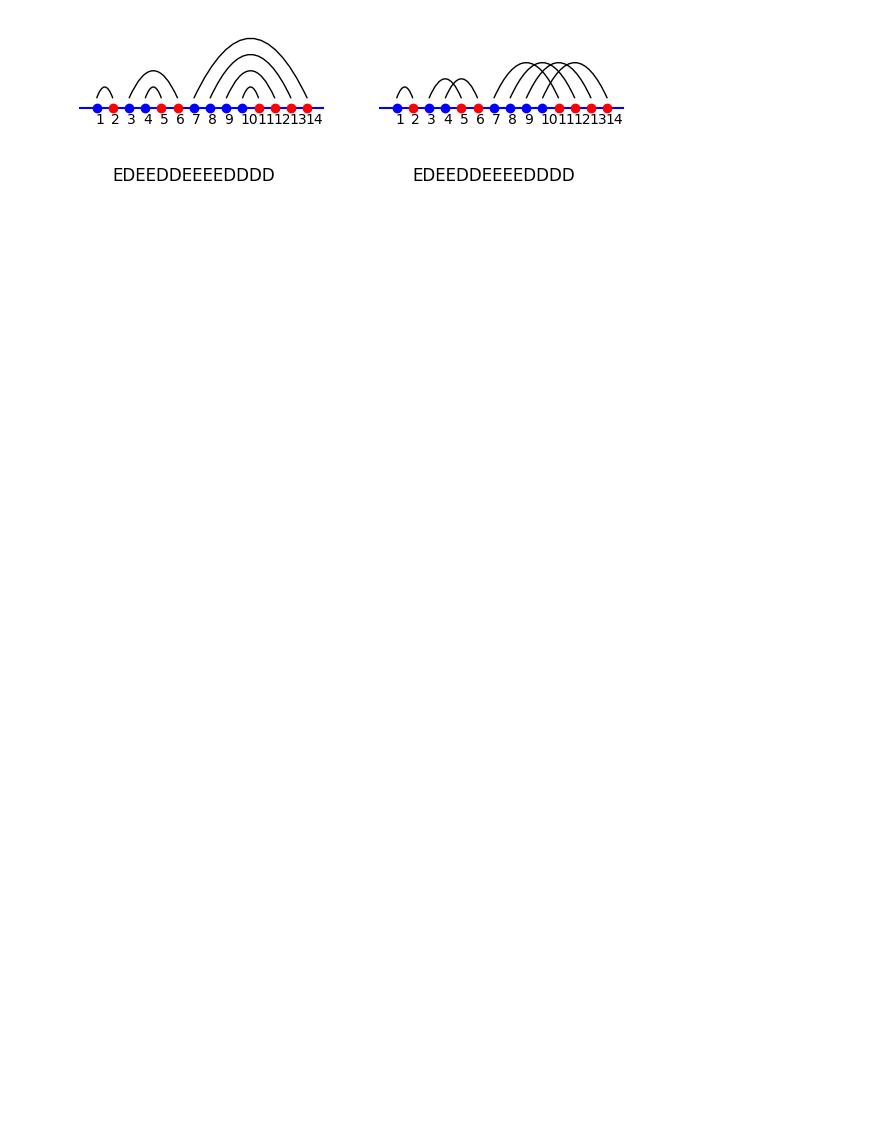
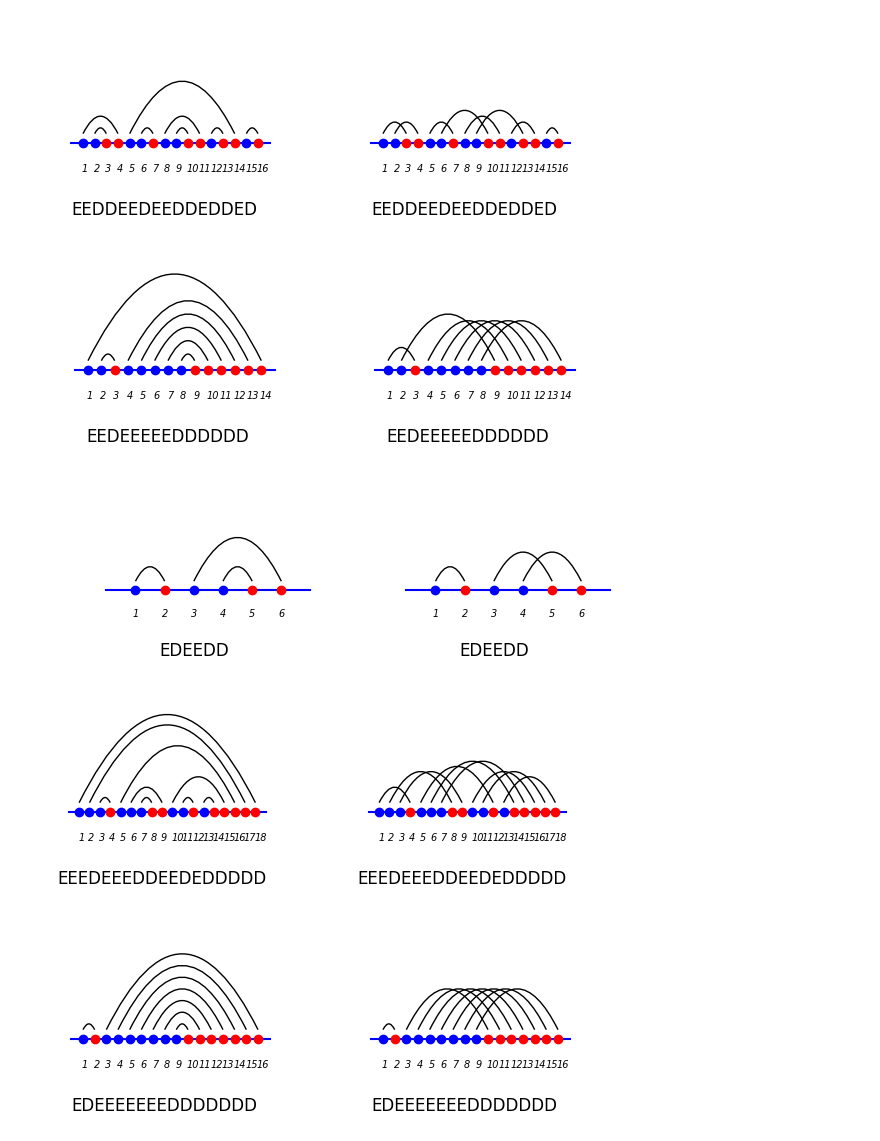
Before and after one commit to FrederickLii/Voila2, a Jupyter notebook: non_crossing_and_non_nesting_partitions_or_matchings.ipynb, the cells around one changed output. Cells and saved outputs as stored; diff of their text form; code cells hidden in the pictures; blank space fills up the shorter version.

```diff
--- a/non_crossing_and_non_nesting_partitions_or_matchings.ipynb
+++ b/non_crossing_and_non_nesting_partitions_or_matchings.ipynb
@@ -146,7 +146,7 @@ def generatingMatchings(change):
         axs = fig.subplots(1, 2)
         for ax in axs:
             ax.set_xlim(-2,2*l+2)
-            ax.set_ylim(-5,5)
+            ax.set_ylim(-0.5*l,1.25*l)
 
         plt.title(f"For Dyck code of length {2*l}: {dyckCode_UR}")
         axs[0].set_aspect('equal')
@@ -162,43 +162,47 @@ def generatingMatchings(change):
         stack = []
         queue = []
         for x in range(1,2*l + 1):
-            axs[0].set_title(dyckCode_UR[:x],y=0)
+            axs[0].set_title(dyckCode_UR[:x],y=-0.2)
             if dyckCode_UR[x-1] == 'E':
                 stack.append(x)
                 queue.append(x)
                 axs[0].plot(x,0,'bo')
-                axs[0].text(x-0.1,-1,x)
-                axs[1].text(x-0.1,-1,x)
+                axs[0].text(x-0.1,-0.3*l,x,style = 'italic', size =7)
+                axs[1].text(x-0.1,-0.3*l,x,style = 'italic', size =7)
                 axs[1].plot(x,0,'bo')
             else:
                 y = stack.pop()
                 z = queue.pop(0)
                 axs[0].plot(x,0,'ro')
-                axs[0].text(x-0.1,-1,x)
-                axs[1].text(x-0.1,-1,x)
+                axs[0].text(x-0.1,-0.3*l,x,style = 'italic', size =7)
+                axs[1].text(x-0.1,-0.3*l,x,style = 'italic', size =7)
                 axs[1].plot(x,0,'ro')
                 Path = mpath.Path
-                pp1 = patch.PathPatch(Path([(y, 0.6), ((x+y)/2, (x-y) + 1), (x, 0.6)],[Path.MOVETO, Path.CURVE3, Path.CURVE3]),fc="none", transform=axs[0].transData)
+                pp1 = patch.PathPatch(Path([(y, 0.1*l), ((x+y)/2, (x-y) + 0.1*l), (x, 0.1*l)],[Path.MOVETO, Path.CURVE3, Path.CURVE3]),fc="none", transform=axs[0].transData)
                 axs[0].add_patch(pp1)
-                pp1 = patch.PathPatch(Path([(z, 0.6), ((x+z)/2, (x-z) + 1), (x, 0.6)],[Path.MOVETO, Path.CURVE3, Path.CURVE3]),fc="none", transform=axs[1].transData)
+                pp1 = patch.PathPatch(Path([(z, 0.1*l), ((x+z)/2, (x-z) + 0.1*l), (x, 0.1*l)],[Path.MOVETO, Path.CURVE3, Path.CURVE3]),fc="none", transform=axs[1].transData)
                 axs[1].add_patch(pp1)
-            axs[1].set_title(dyckCode_UR[:x],y=0)
+            axs[1].set_title(dyckCode_UR[:x],y=-0.2)
             clear_output(wait=True)
             display(fig)
             time.sleep(1)
 
 
 
 
 
 button = widgets.Button(description="Random Dyck code")
 output_widget = widgets.Output()
 
 display(button)
 
 button.on_click(generatingMatchings)
 display(output_widget)
 # %% [output]
 [interactive output not drawn]
 [interactive output not drawn]
-[figure, old version]
+[figure, new version]
+[figure, added]
+[figure, added]
+[figure, added]
+[figure, added]
```
Also changed, not shown: parts of 4 cells of this notebook.
